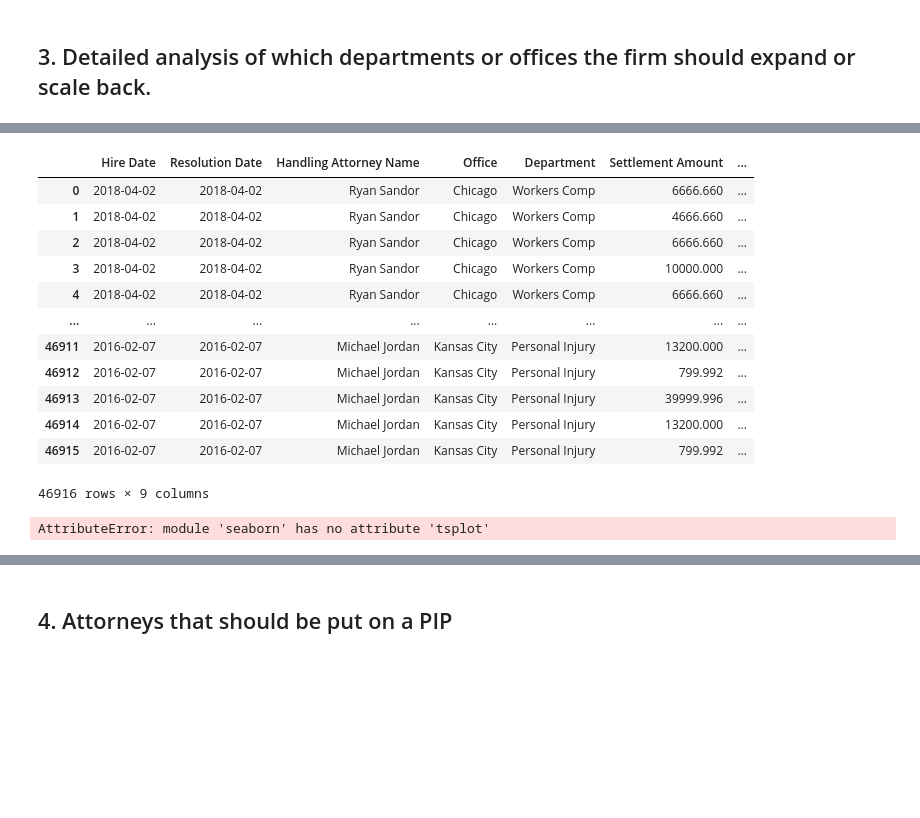
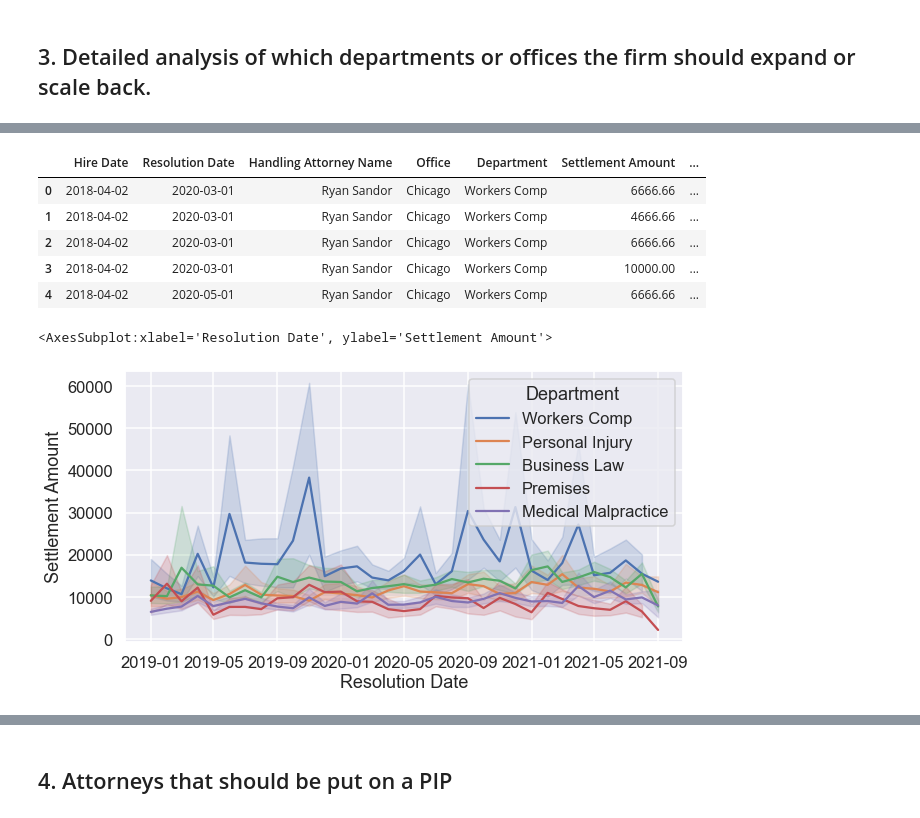
Before and after one commit to carlosiruiz/mnm-data_analyst, a Jupyter notebook: Lawfirm_Analysis.ipynb, the cells around one changed output, grey strips where cells are left out. Cells and saved outputs as stored; diff of their text form; code cells hidden in the pictures; blank space fills up the shorter version.

```diff
--- a/Lawfirm_Analysis.ipynb
+++ b/Lawfirm_Analysis.ipynb
@@ -103,25 +106,14 @@ departments
 # %%
-departments['revenue']=round(departments['Settlement Amount']-departments['Case Expenses'],2)
+departments['revenue']=departments['Settlement Amount']-departments['Case Expenses']
 departments['revenue']=round(departments['revenue']/1000,2)
 departments['Case Expenses']=round(departments['Case Expenses']/1000,2)
-departments['Resolution Date']=pd.DatetimeIndex(pd.to_datetime(departments['Hire Date'],format='%Y%m%d'))
+departments['Resolution Date']=pd.DatetimeIndex(pd.to_datetime(departments['Resolution Date'],format='%Y%m%d')).to_period('M').to_timestamp()
 # %%
-departments
+departments.head()
 # %% [output]
 |  | Hire Date | Resolution Date | Handling Attorney Name | Office | Department | Settlement Amount | ... |
-| 0 | 2018-04-02 | 2018-04-02 | Ryan Sandor | Chicago | Workers Comp | 6666.660 | ... |
-| 1 | 2018-04-02 | 2018-04-02 | Ryan Sandor | Chicago | Workers Comp | 4666.660 | ... |
-| 2 | 2018-04-02 | 2018-04-02 | Ryan Sandor | Chicago | Workers Comp | 6666.660 | ... |
-| 3 | 2018-04-02 | 2018-04-02 | Ryan Sandor | Chicago | Workers Comp | 10000.000 | ... |
-| 4 | 2018-04-02 | 2018-04-02 | Ryan Sandor | Chicago | Workers Comp | 6666.660 | ... |
-| ... | ... | ... | ... | ... | ... | ... | ... |
-| 46911 | 2016-02-07 | 2016-02-07 | Michael Jordan | Kansas City | Personal Injury | 13200.000 | ... |
-| 46912 | 2016-02-07 | 2016-02-07 | Michael Jordan | Kansas City | Personal Injury | 799.992 | ... |
-| 46913 | 2016-02-07 | 2016-02-07 | Michael Jordan | Kansas City | Personal Injury | 39999.996 | ... |
-| 46914 | 2016-02-07 | 2016-02-07 | Michael Jordan | Kansas City | Personal Injury | 13200.000 | ... |
-| 46915 | 2016-02-07 | 2016-02-07 | Michael Jordan | Kansas City | Personal Injury | 799.992 | ... |
+| 0 | 2018-04-02 | 2020-03-01 | Ryan Sandor | Chicago | Workers Comp | 6666.66 | ... |
+| 1 | 2018-04-02 | 2020-03-01 | Ryan Sandor | Chicago | Workers Comp | 4666.66 | ... |
+| 2 | 2018-04-02 | 2020-03-01 | Ryan Sandor | Chicago | Workers Comp | 6666.66 | ... |
+| 3 | 2018-04-02 | 2020-03-01 | Ryan Sandor | Chicago | Workers Comp | 10000.00 | ... |
+| 4 | 2018-04-02 | 2020-05-01 | Ryan Sandor | Chicago | Workers Comp | 6666.66 | ... |
-46916 rows × 9 columns
-# %%
-sns.tsplot(data = departments['revenue'], time = departments['Reolution Date'])
-# %% [output]
-AttributeError: module 'seaborn' has no attribute 'tsplot'
@@ -129,0 +122,6 @@ sns.tsplot()
+# %%
+plt.figure(figsize=(10,5))
+sns.lineplot(x='Resolution Date',y='Settlement Amount', hue='Department', data= departments)
+# %% [output]
+<AxesSubplot:xlabel='Resolution Date', ylabel='Settlement Amount'>
+[figure, added]
```
Also changed, not shown: parts of 10 cells of this notebook.
